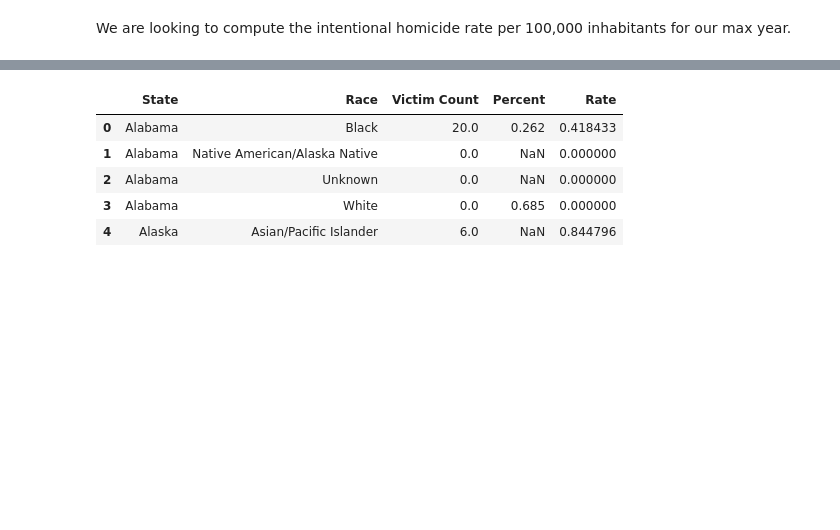
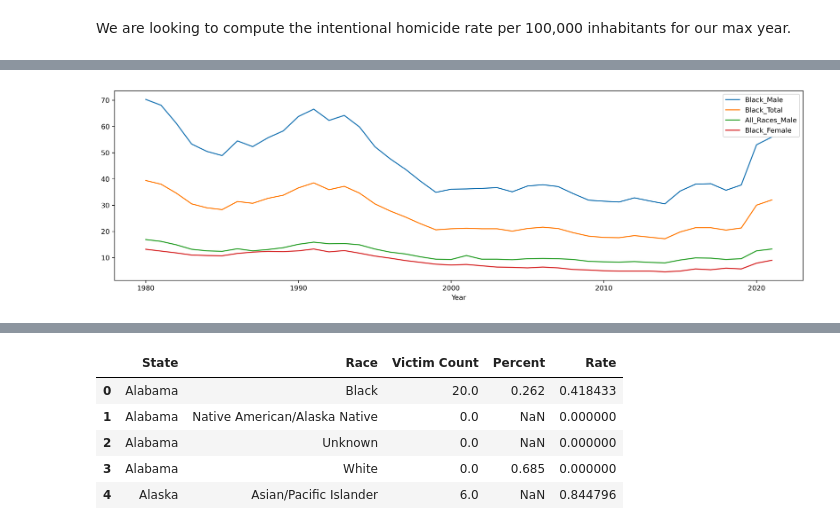
Before and after one commit to dbabbitt/StatsByCountry, a Jupyter notebook: ipynb/Homicide by Race.ipynb, the cells around one changed output, grey strips where cells are left out. Saved outputs shown, nothing was run; the diff lists cells and outputs as text; code cells hidden in the pictures; blank space fills up the shorter version.

```diff
--- a/ipynb/Homicide by Race.ipynb
+++ b/ipynb/Homicide by Race.ipynb
@@ -591,0 +70,28 @@ country_pop_df.head(5).T.head(5).T
+# %%
+
+# UNODC intentional homicide victims: intentional homicide victims per 100,000 inhabitants
+if s.pickle_exists('us_murder_df'):
+    us_murder_df = s.load_object('us_murder_df')
+else:
+    wikipedia_url = 'https://www.mdch.state.mi.us/osr/deaths/Homicdx.asp'
+    %run ../load_magic/soup.py
+    tables_df_list = get_wiki_tables(wikipedia_url)
+    us_murder_df = tables_df_list[0]
+    columns_list = []
+    for column_tuple in us_murder_df.iloc[45:47].T.to_dict()[45].keys():
+        prefix = column_tuple[1].replace(' ', '_')
+        suffix = column_tuple[2].replace(' ', '_')
+        if (prefix == suffix): columns_list.append(prefix)
+        else: columns_list.append(prefix + '_' + suffix)
+    us_murder_df.columns = columns_list
+    us_murder_df = us_murder_df.iloc[47:].apply(pd.to_numeric, errors='coerce').dropna(axis='index').set_index('Year')
+    us_murder_df.index = us_murder_df.index.astype(int)
+    s.store_objects(us_murder_df=us_murder_df)
+# %%
+
+import matplotlib.pyplot as plt
+fig, ax = plt.subplots(1, 1, figsize=(18, 5), dpi=300)
+columns_list = us_murder_df.sum().sort_values(ascending=False).index.tolist()[:4]
+us_murder_df[columns_list].plot(ax=ax);
+# %% [output]
+[figure, added]
```
Also changed, not shown: parts of 53 cells of this notebook, 11 other files.
